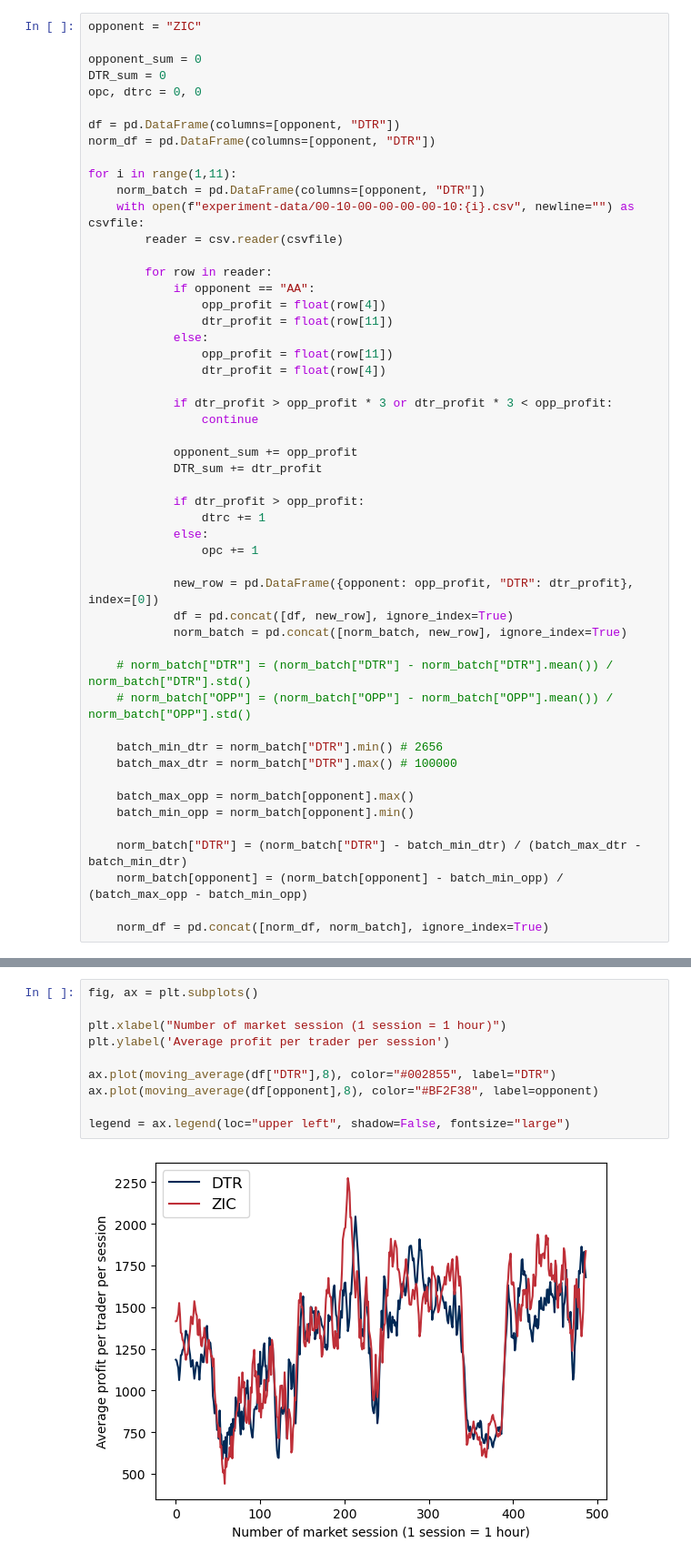
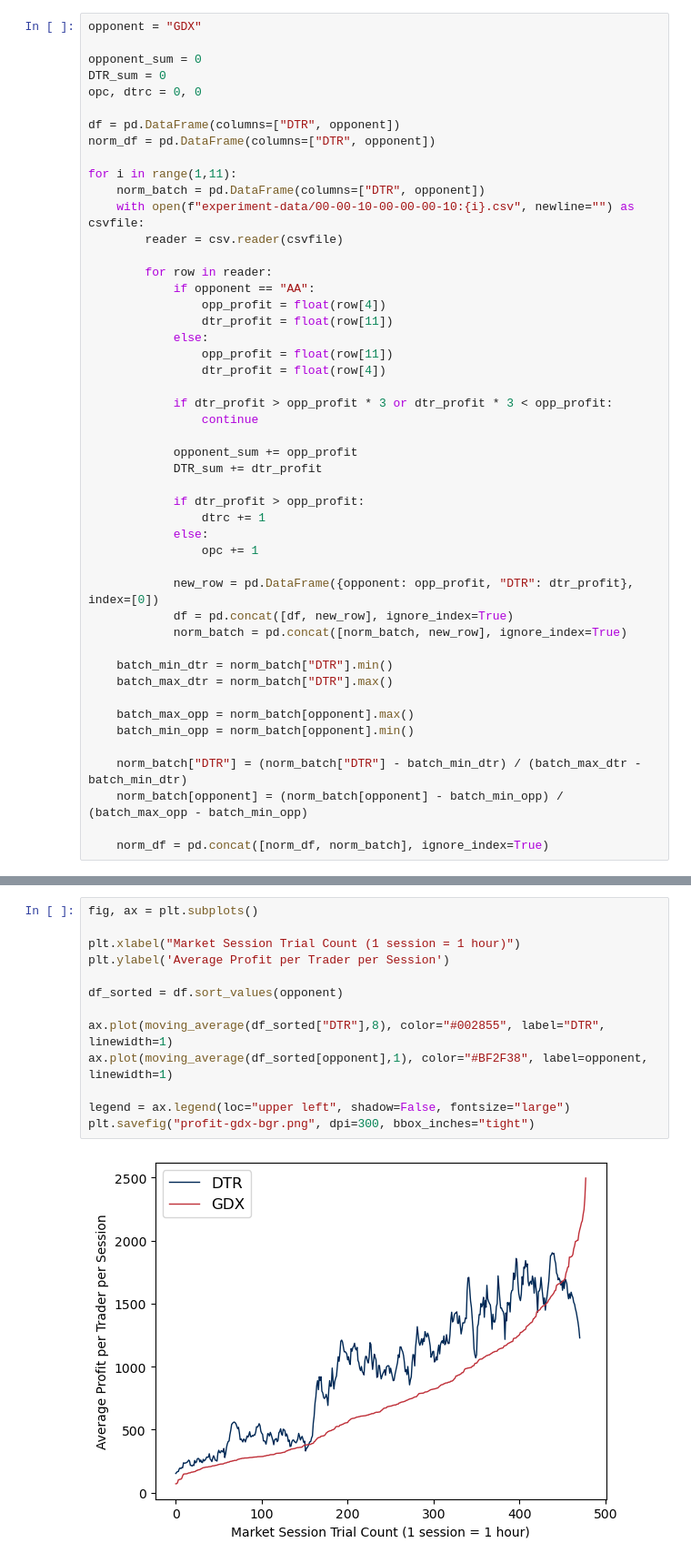
Before and after one commit to armandcismaru/DeepTraderX, a Jupyter notebook: results.ipynb, the cells around one changed output, grey strips where cells are left out. Shown at 91% size. Cells and saved outputs as stored; diff of their text form.

```diff
--- a/results.ipynb
+++ b/results.ipynb
@@ -20,18 +19,18 @@ def moving_average(arr, window_size):
 
     return moving_averages
 # %%
-opponent = "ZIC"
+opponent = "GDX"
 
 opponent_sum = 0
 DTR_sum = 0
 opc, dtrc = 0, 0
 
-df = pd.DataFrame(columns=[opponent, "DTR"])
-norm_df = pd.DataFrame(columns=[opponent, "DTR"])
+df = pd.DataFrame(columns=["DTR", opponent])
+norm_df = pd.DataFrame(columns=["DTR", opponent])
 
 for i in range(1,11):
-    norm_batch = pd.DataFrame(columns=[opponent, "DTR"])
-    with open(f"experiment-data/00-10-00-00-00-00-10:{i}.csv", newline="") as csvfile:
+    norm_batch = pd.DataFrame(columns=["DTR", opponent])
+    with open(f"experiment-data/00-00-10-00-00-00-10:{i}.csv", newline="") as csvfile:
         reader = csv.reader(csvfile)
 
         for row in reader:
@@ -57,11 +56,8 @@ for i in range(1,11):
             df = pd.concat([df, new_row], ignore_index=True)
             norm_batch = pd.concat([norm_batch, new_row], ignore_index=True)
 
-    # norm_batch["DTR"] = (norm_batch["DTR"] - norm_batch["DTR"].mean()) / norm_batch["DTR"].std()
-    # norm_batch["OPP"] = (norm_batch["OPP"] - norm_batch["OPP"].mean()) / norm_batch["OPP"].std()
-
-    batch_min_dtr = norm_batch["DTR"].min() # 2656
-    batch_max_dtr = norm_batch["DTR"].max() # 100000
+    batch_min_dtr = norm_batch["DTR"].min()
+    batch_max_dtr = norm_batch["DTR"].max()
 
     batch_max_opp = norm_batch[opponent].max()
     batch_min_opp = norm_batch[opponent].min()
@@ -174,12 +178,15 @@ plt.legend([dtr_label, opponent_label], ['DTR', opponent], loc='upper left', fon
 # %%
 fig, ax = plt.subplots()
 
-plt.xlabel("Number of market session (1 session = 1 hour)")
-plt.ylabel('Average profit per trader per session')
+plt.xlabel("Market Session Trial Count (1 session = 1 hour)")
+plt.ylabel('Average Profit per Trader per Session')
 
-ax.plot(moving_average(df["DTR"],8), color="#002855", label="DTR")
-ax.plot(moving_average(df[opponent],8), color="#BF2F38", label=opponent)
+df_sorted = df.sort_values(opponent)
+
+ax.plot(moving_average(df_sorted["DTR"],8), color="#002855", label="DTR", linewidth=1)
+ax.plot(moving_average(df_sorted[opponent],1), color="#BF2F38", label=opponent, linewidth=1)
 
 legend = ax.legend(loc="upper left", shadow=False, fontsize="large")
+plt.savefig("profit-gdx-bgr.png", dpi=300, bbox_inches="tight")
 # %% [output]
-[figure, old version]
+[figure, new version]
```
Also changed, not shown: parts of 9 cells of this notebook, 1 other file.
